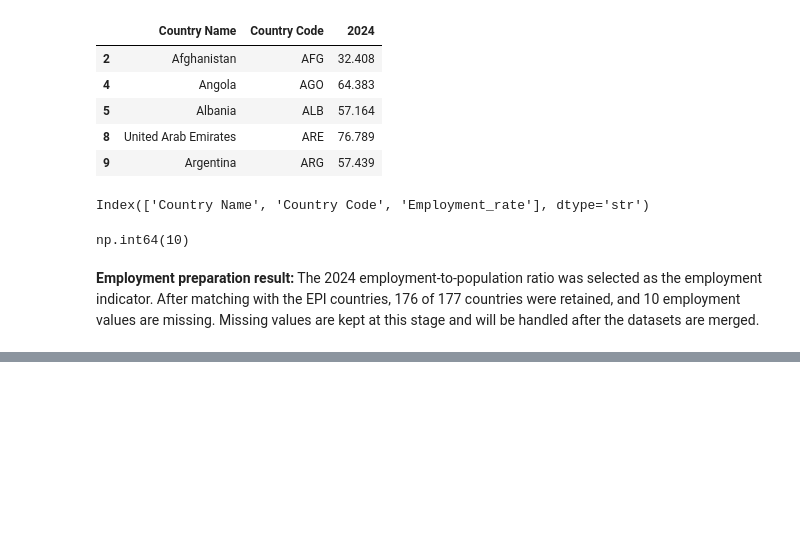
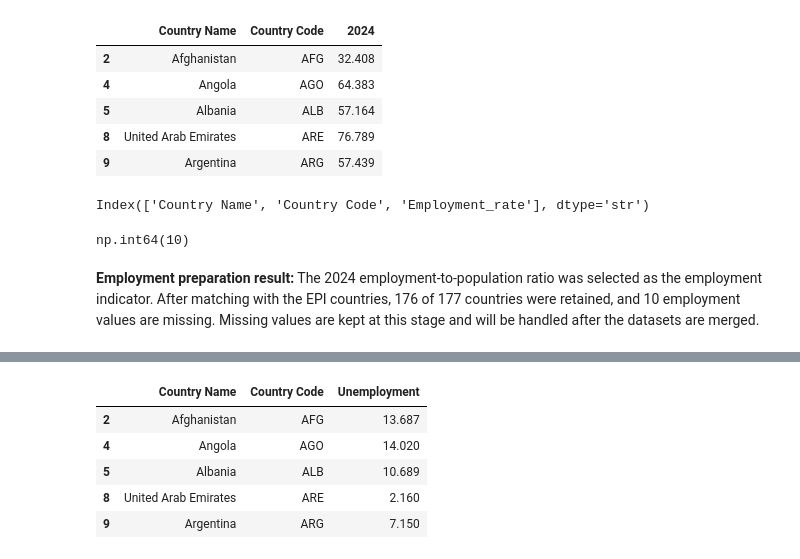
Before and after one commit to Adapala4/environmental-performance-analysis, a Jupyter notebook: environmental_analysis.ipynb, the cells around one changed output, grey strips where cells are left out. Cells and saved outputs as stored; diff of their text form; code cells hidden in the pictures; blank space fills up the shorter version.

```diff
--- a/environmental_analysis.ipynb
+++ b/environmental_analysis.ipynb
@@ -379,0 +414,3 @@ np.int64(10)
+# %%
+unemployment_mask = unemployment['Country Code'].isin(epi_analysis['iso'])
+unemployment_matched = unemployment[unemployment_mask]
@@ -379,0 +435,15 @@ np.int64(10)
+# %%
+relevant_unemp_columns = ['Country Name', 'Country Code', '2024']
+# %%
+unemp_analysis = unemployment_matched[relevant_unemp_columns].copy()
+# %%
+unemp_analysis.rename(columns = {'2024' : 'Unemployment'}, inplace = True)
+# %%
+unemp_analysis.head()
+# %% [output]
+|  | Country Name | Country Code | Unemployment |
+| 2 | Afghanistan | AFG | 13.687 |
+| 4 | Angola | AGO | 14.020 |
+| 5 | Albania | ALB | 10.689 |
+| 8 | United Arab Emirates | ARE | 2.160 |
+| 9 | Argentina | ARG | 7.150 |
```
Also changed, not shown: parts of 29 cells of this notebook.
